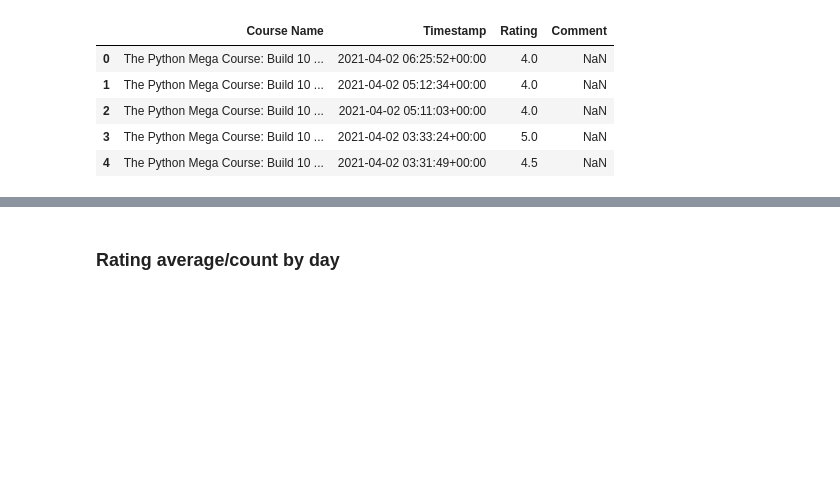
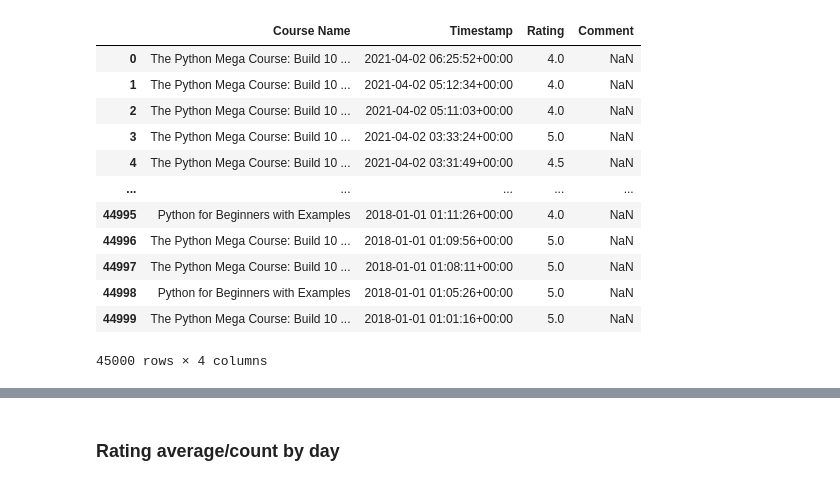
Before and after one commit to ajaymenon18/Data-Analysis-and-Visualisation-Project, a Jupyter notebook: Untitled.ipynb, the cells around one changed output, grey strips where cells are left out. Cells and saved outputs as stored; diff of their text form; code cells hidden in the pictures; blank space fills up the shorter version.

```diff
--- a/Untitled.ipynb
+++ b/Untitled.ipynb
@@ -1,16 +1,23 @@
 # %%
 import pandas
 import matplotlib.pyplot as plt
 data = pandas.read_csv("reviews.csv", parse_dates = ['Timestamp']) #telling the dataframe to treat the date as date(int) format and not string
 from datetime import datetime
 import matplotlib.pyplot
 from pytz import utc
 
-data.head()
+data
 # %% [output]
 |  | Course Name | Timestamp | Rating | Comment |
 | 0 | The Python Mega Course: Build 10 ... | 2021-04-02 06:25:52+00:00 | 4.0 | NaN |
 | 1 | The Python Mega Course: Build 10 ... | 2021-04-02 05:12:34+00:00 | 4.0 | NaN |
 | 2 | The Python Mega Course: Build 10 ... | 2021-04-02 05:11:03+00:00 | 4.0 | NaN |
 | 3 | The Python Mega Course: Build 10 ... | 2021-04-02 03:33:24+00:00 | 5.0 | NaN |
 | 4 | The Python Mega Course: Build 10 ... | 2021-04-02 03:31:49+00:00 | 4.5 | NaN |
+| ... | ... | ... | ... | ... |
+| 44995 | Python for Beginners with Examples | 2018-01-01 01:11:26+00:00 | 4.0 | NaN |
+| 44996 | The Python Mega Course: Build 10 ... | 2018-01-01 01:09:56+00:00 | 5.0 | NaN |
+| 44997 | The Python Mega Course: Build 10 ... | 2018-01-01 01:08:11+00:00 | 5.0 | NaN |
+| 44998 | Python for Beginners with Examples | 2018-01-01 01:05:26+00:00 | 5.0 | NaN |
+| 44999 | The Python Mega Course: Build 10 ... | 2018-01-01 01:01:16+00:00 | 5.0 | NaN |
+45000 rows × 4 columns
```
Also changed, not shown: parts of 1 cell of this notebook, 3 other files.
